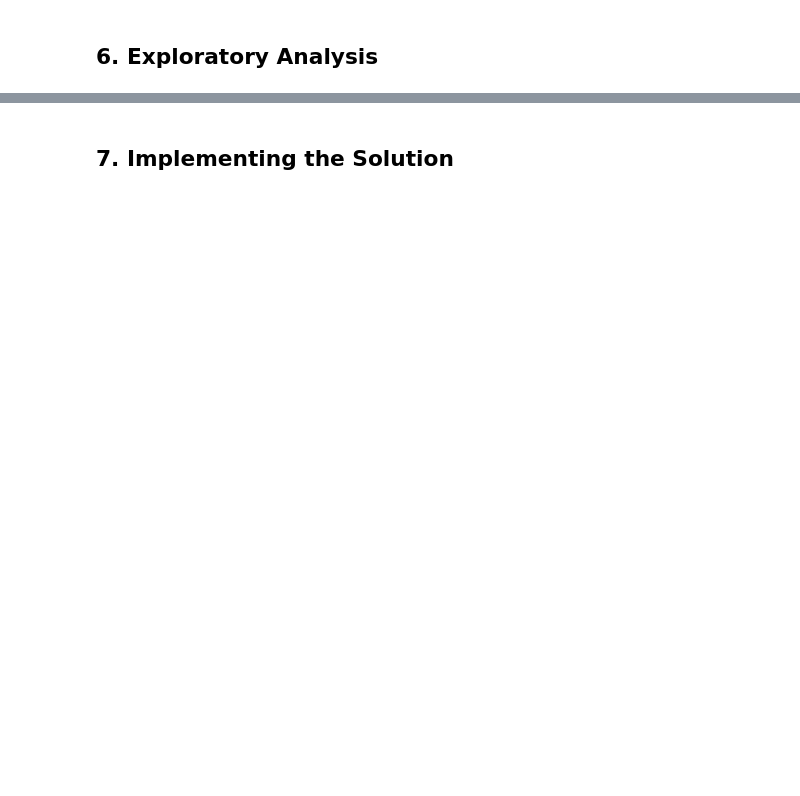
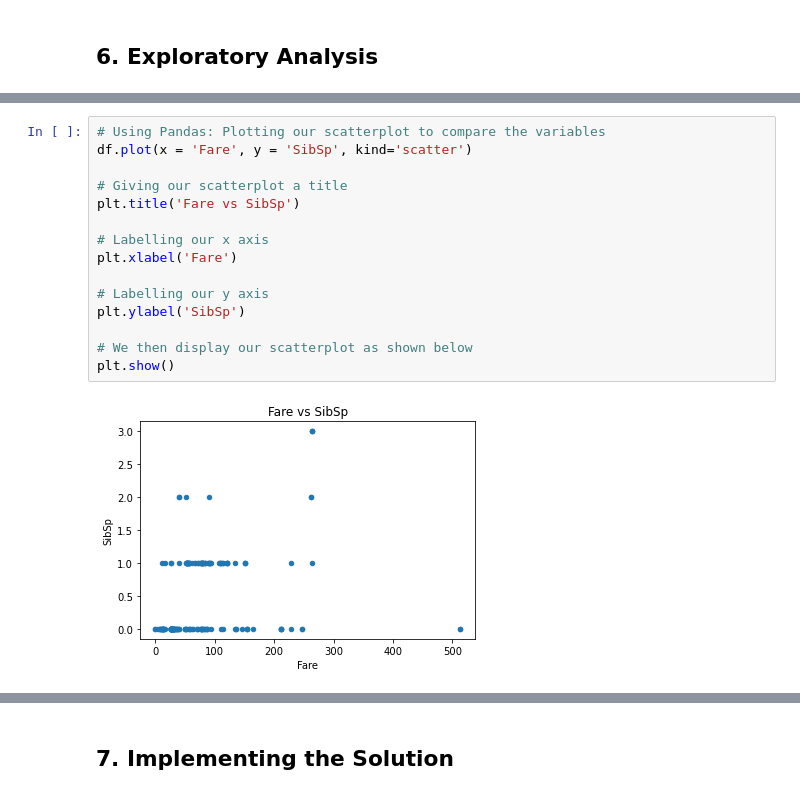
Before and after one commit to whiteroserobot/K-Nearest-Neighbours-KNN--and-naive-bayes--Exploratory-Data-Analysis, a Jupyter notebook: knn.ipynb, the cells around one changed output, grey strips where cells are left out. Saved outputs shown, nothing was run; the diff lists cells and outputs as text; blank space fills up the shorter version.

```diff
--- a/knn.ipynb
+++ b/knn.ipynb
@@ -73,0 +292,17 @@ An example would be suppose that you're working with a dataset on the population
+# %%
+# Using Pandas: Plotting our scatterplot to compare the variables
+df.plot(x = 'Fare', y = 'SibSp', kind='scatter')
+
+# Giving our scatterplot a title
+plt.title('Fare vs SibSp')
+
+# Labelling our x axis
+plt.xlabel('Fare')
+
+# Labelling our y axis
+plt.ylabel('SibSp')
+
+# We then display our scatterplot as shown below
+plt.show()
+# %% [output]
+[figure, added]
```
Also changed, not shown: parts of 56 cells of this notebook.
